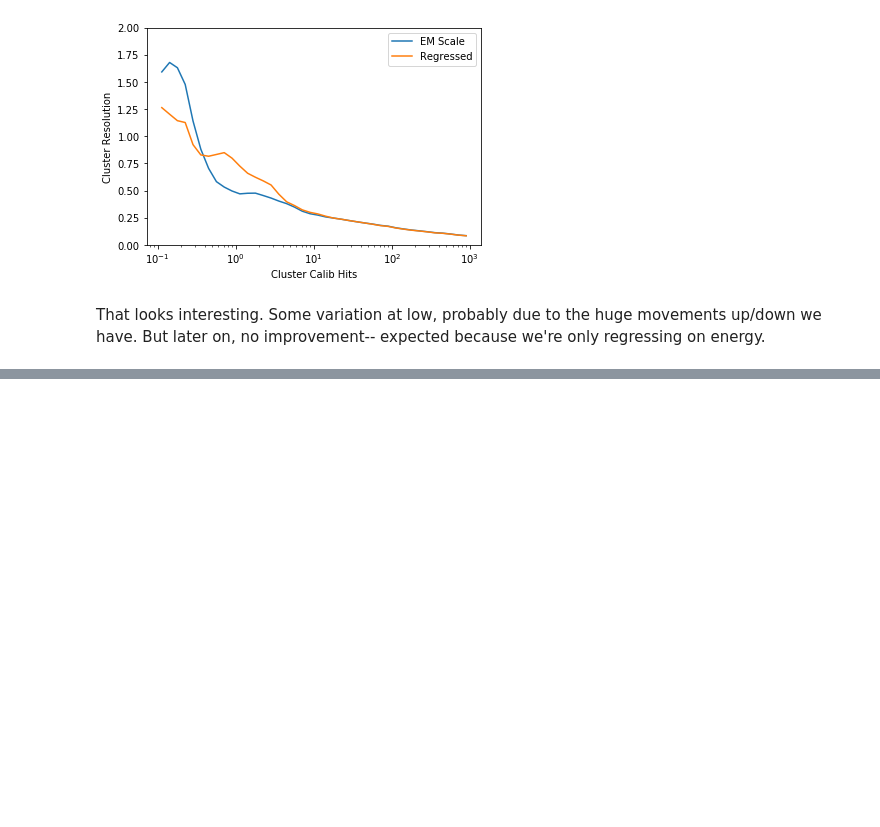
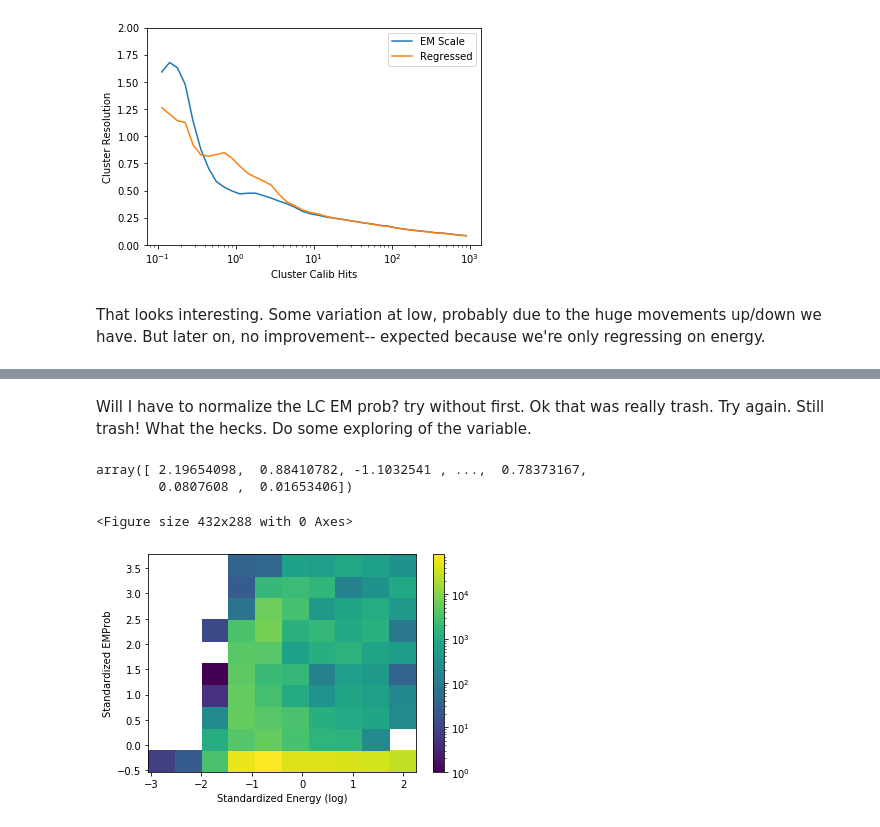
Before and after one commit to russbate42/UBCPionML, a Jupyter notebook: regression/TopClusterRegressionRewrite.ipynb, the cells around one changed output, grey strips where cells are left out. Saved outputs shown, nothing was run; the diff lists cells and outputs as text; code cells hidden in the pictures; blank space fills up the shorter version.

```diff
--- a/regression/TopClusterRegressionRewrite.ipynb
+++ b/regression/TopClusterRegressionRewrite.ipynb
@@ -431,0 +469,29 @@ That looks interesting. Some variation at low, probably due to the huge movement
+# %% [markdown]
+Will I have to normalize the LC EM prob? try without first. Ok that was really trash. Try again. Still trash! What the hecks. Do some exploring of the variable.
+# %%
+scaler_emprob = StandardScaler()
+
+# fit and transform in one step
+standardized_emprob = scaler_emprob.fit_transform(pp['cluster_EM_PROBABILITY'].reshape(-1,1))
+# %%
+np.reshape(standardized_energy_l,len(standardized_energy_l))
+# %% [output]
+array([ 2.19654098,  0.88410782, -1.1032541 , ...,  0.78373167,
+        0.0807608 ,  0.01653406])
+# %%
+plt.cla(); plt.clf()
+fig = plt.figure()
+fig.patch.set_facecolor('white')
+plt.hist2d(np.reshape(standardized_energy_l,len(standardized_energy_l)),
+            np.reshape(standardized_emprob, len(standardized_emprob)),norm=LogNorm())
+# plt.plot(xcenter, profileXMed)
+# plt.plot([0.1,1000],[1,1],linestyle='--')
+# plt.xscale('log')
+# plt.ylim(0,3)
+plt.xlabel('Standardized Energy (log)')
+plt.ylabel('Standardized EMProb')
+plt.colorbar()
+plt.show()
+# %% [output]
+<Figure size 432x288 with 0 Axes>
+[figure, added]
```
Also changed, not shown: parts of 17 cells of this notebook.
